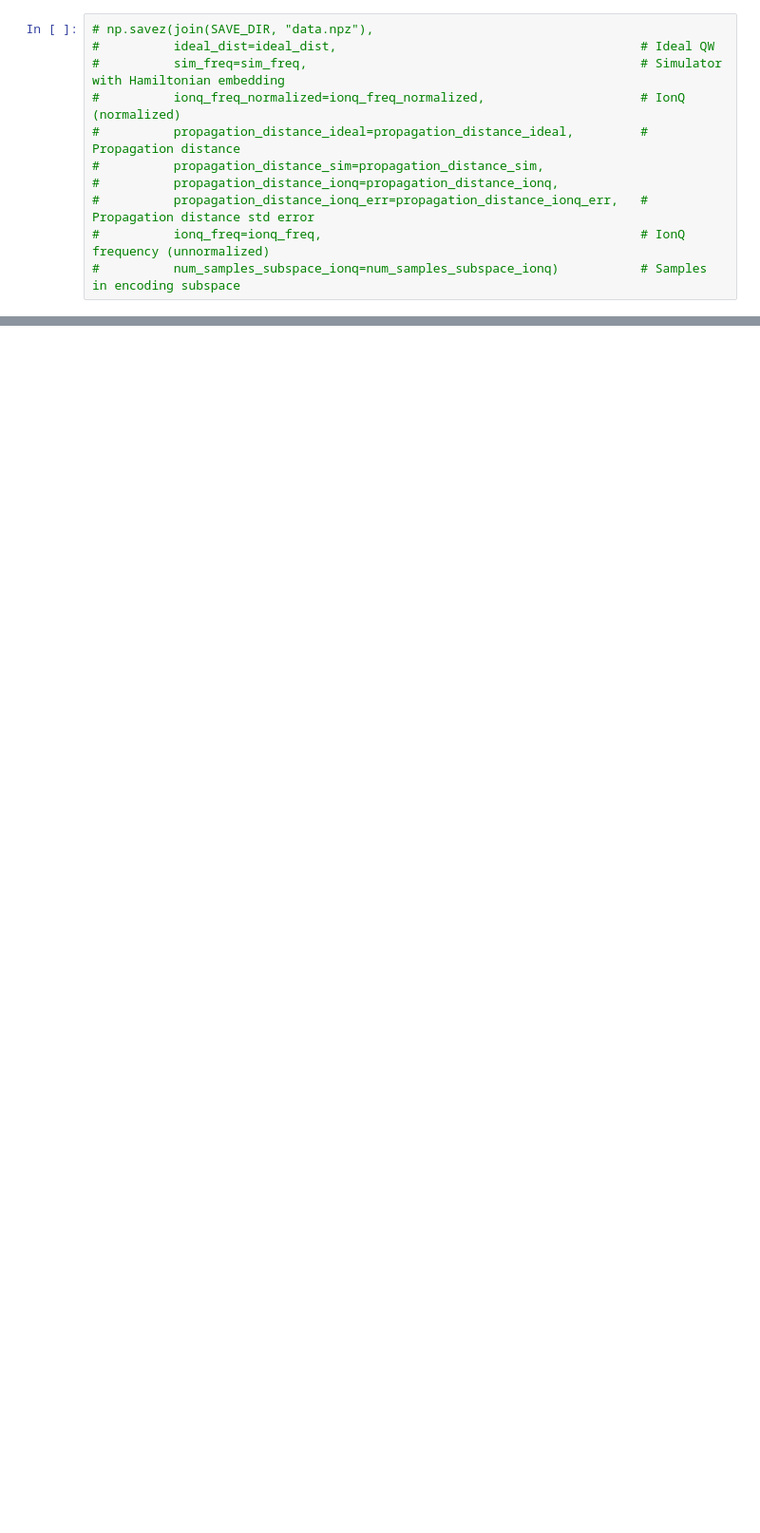
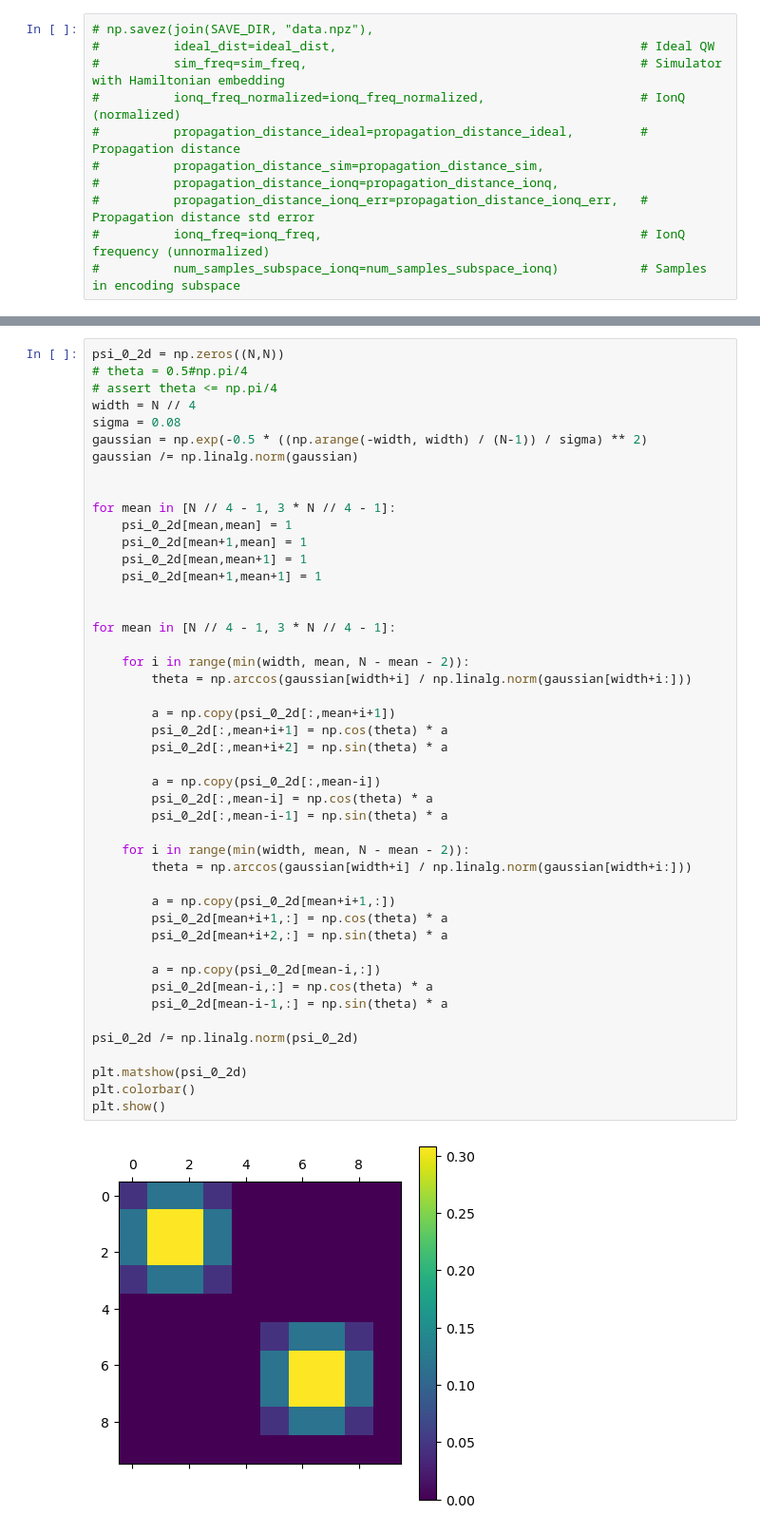
Before and after one commit to jli0108/quantum-diff-eq-ham-ebd, a Jupyter notebook: ionq_experiments.ipynb, the cells around one changed output, grey strips where cells are left out. Shown: that part at 95% size. Cells and saved outputs as stored; diff of their text form; blank space fills up the shorter version.

```diff
--- a/ionq_experiments.ipynb
+++ b/ionq_experiments.ipynb
@@ -541,0 +687,48 @@ plt.show()
+# %%
+psi_0_2d = np.zeros((N,N))
+# theta = 0.5#np.pi/4
+# assert theta <= np.pi/4
+width = N // 4
+sigma = 0.08
+gaussian = np.exp(-0.5 * ((np.arange(-width, width) / (N-1)) / sigma) ** 2)
+gaussian /= np.linalg.norm(gaussian)
+
+
+for mean in [N // 4 - 1, 3 * N // 4 - 1]:
+    psi_0_2d[mean,mean] = 1
+    psi_0_2d[mean+1,mean] = 1
+    psi_0_2d[mean,mean+1] = 1
+    psi_0_2d[mean+1,mean+1] = 1
+
+
+for mean in [N // 4 - 1, 3 * N // 4 - 1]:
+
+    for i in range(min(width, mean, N - mean - 2)):
+        theta = np.arccos(gaussian[width+i] / np.linalg.norm(gaussian[width+i:]))
+
+        a = np.copy(psi_0_2d[:,mean+i+1])
+        psi_0_2d[:,mean+i+1] = np.cos(theta) * a
+        psi_0_2d[:,mean+i+2] = np.sin(theta) * a
+
+        a = np.copy(psi_0_2d[:,mean-i])
+        psi_0_2d[:,mean-i] = np.cos(theta) * a
+        psi_0_2d[:,mean-i-1] = np.sin(theta) * a
+
+    for i in range(min(width, mean, N - mean - 2)):
+        theta = np.arccos(gaussian[width+i] / np.linalg.norm(gaussian[width+i:]))
+
+        a = np.copy(psi_0_2d[mean+i+1,:])
+        psi_0_2d[mean+i+1,:] = np.cos(theta) * a
+        psi_0_2d[mean+i+2,:] = np.sin(theta) * a
+
+        a = np.copy(psi_0_2d[mean-i,:])
+        psi_0_2d[mean-i,:] = np.cos(theta) * a
+        psi_0_2d[mean-i-1,:] = np.sin(theta) * a
+
+psi_0_2d /= np.linalg.norm(psi_0_2d)
+
+plt.matshow(psi_0_2d)
+plt.colorbar()
+plt.show()
+# %% [output]
+[figure, added]
```
Also changed, not shown: parts of 43 cells of this notebook.
